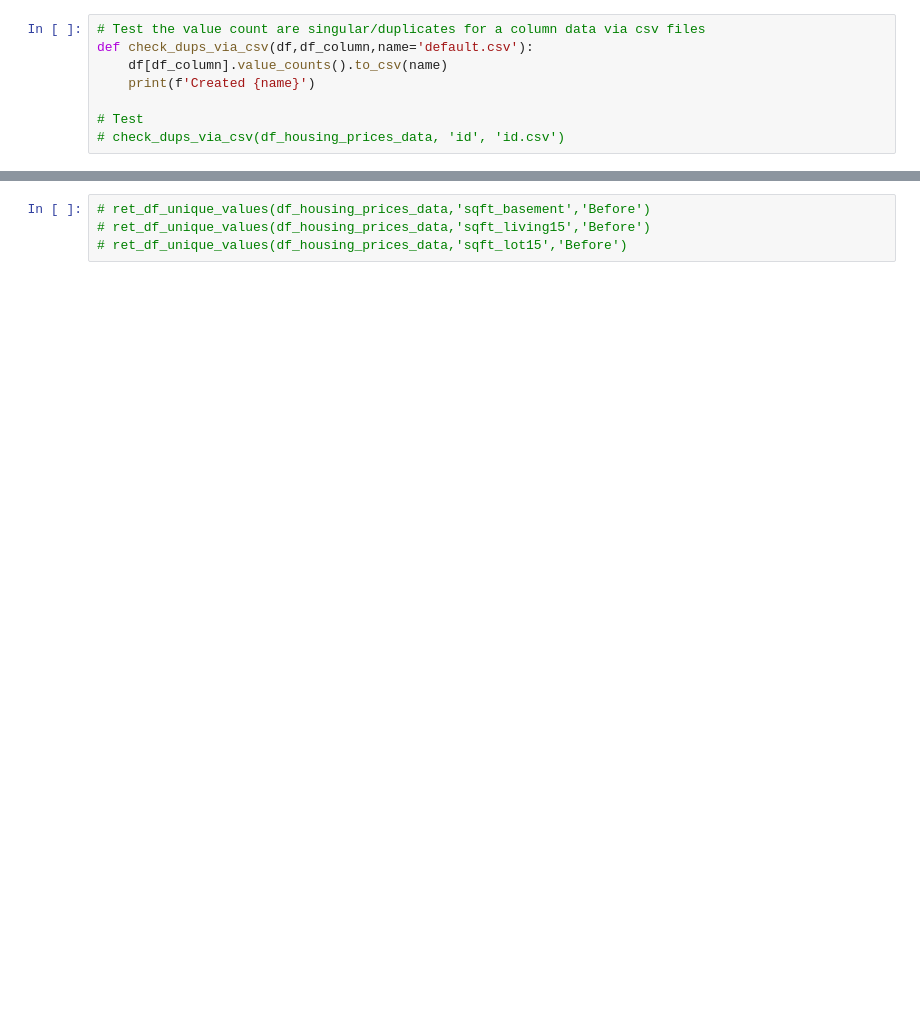
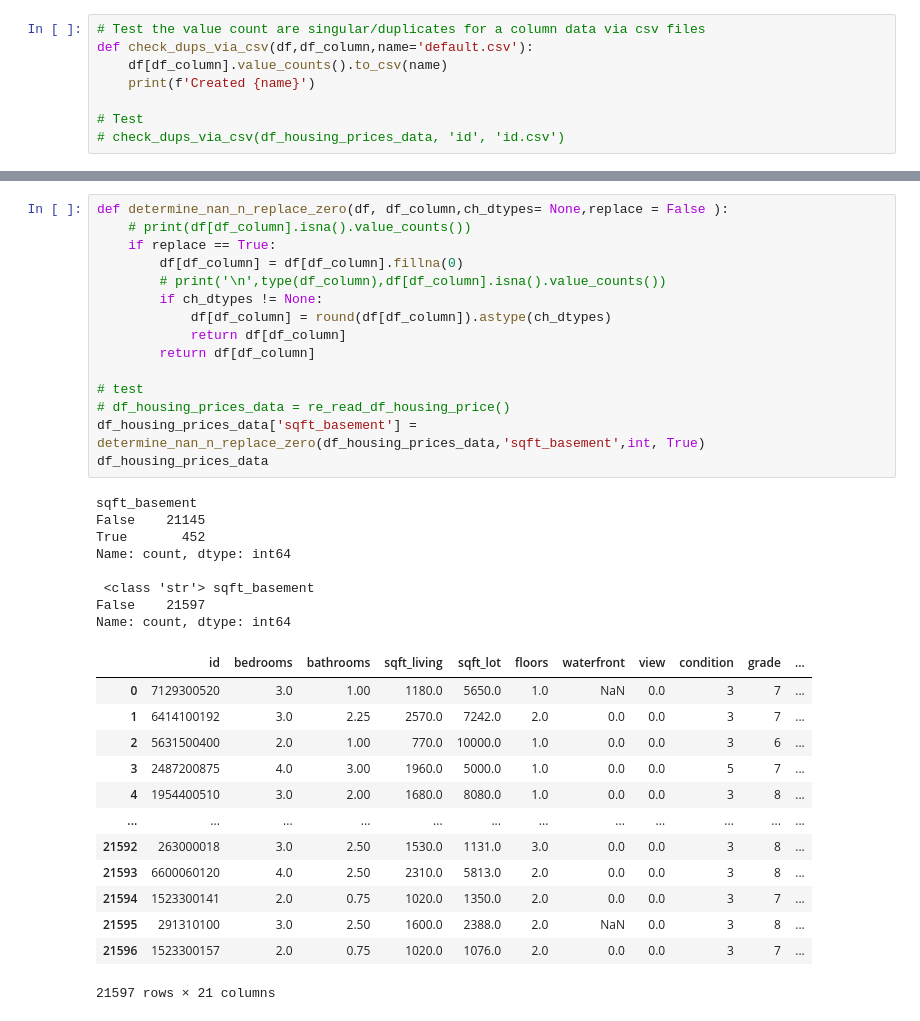
Before and after one commit to vaibhavredekar/ds-eda-project, a Jupyter notebook: eda_project_implementation.ipynb, the cells around one changed output, grey strips where cells are left out. Drawn from its saved outputs; the diff is of its cells as text; blank space fills up the shorter version.

Commit message:
[Add]: Data - Cleaning - sqft_all colns

```diff
--- a/eda_project_implementation.ipynb
+++ b/eda_project_implementation.ipynb
@@ -483,4 +229,37 @@ Name: count, dtype: int64
-# %%
-# ret_df_unique_values(df_housing_prices_data,'sqft_basement','Before')
-# ret_df_unique_values(df_housing_prices_data,'sqft_living15','Before')
-# ret_df_unique_values(df_housing_prices_data,'sqft_lot15','Before')
+# %%
+def determine_nan_n_replace_zero(df, df_column,ch_dtypes= None,replace = False ):
+    # print(df[df_column].isna().value_counts())
+    if replace == True:
+        df[df_column] = df[df_column].fillna(0)
+        # print('\n',type(df_column),df[df_column].isna().value_counts())
+        if ch_dtypes != None:
+            df[df_column] = round(df[df_column]).astype(ch_dtypes)
+            return df[df_column]
+        return df[df_column]
+
+# test
+# df_housing_prices_data = re_read_df_housing_price()
+df_housing_prices_data['sqft_basement'] = determine_nan_n_replace_zero(df_housing_prices_data,'sqft_basement',int, True)
+df_housing_prices_data
+# %% [output]
+sqft_basement
+False    21145
+True       452
+Name: count, dtype: int64
+
+ <class 'str'> sqft_basement
+False    21597
+Name: count, dtype: int64
+|  | id | bedrooms | bathrooms | sqft_living | sqft_lot | floors | waterfront | view | condition | grade | ... |
+| 0 | 7129300520 | 3.0 | 1.00 | 1180.0 | 5650.0 | 1.0 | NaN | 0.0 | 3 | 7 | ... |
+| 1 | 6414100192 | 3.0 | 2.25 | 2570.0 | 7242.0 | 2.0 | 0.0 | 0.0 | 3 | 7 | ... |
+| 2 | 5631500400 | 2.0 | 1.00 | 770.0 | 10000.0 | 1.0 | 0.0 | 0.0 | 3 | 6 | ... |
+| 3 | 2487200875 | 4.0 | 3.00 | 1960.0 | 5000.0 | 1.0 | 0.0 | 0.0 | 5 | 7 | ... |
+| 4 | 1954400510 | 3.0 | 2.00 | 1680.0 | 8080.0 | 1.0 | 0.0 | 0.0 | 3 | 8 | ... |
+| ... | ... | ... | ... | ... | ... | ... | ... | ... | ... | ... | ... |
+| 21592 | 263000018 | 3.0 | 2.50 | 1530.0 | 1131.0 | 3.0 | 0.0 | 0.0 | 3 | 8 | ... |
+| 21593 | 6600060120 | 4.0 | 2.50 | 2310.0 | 5813.0 | 2.0 | 0.0 | 0.0 | 3 | 8 | ... |
+| 21594 | 1523300141 | 2.0 | 0.75 | 1020.0 | 1350.0 | 2.0 | 0.0 | 0.0 | 3 | 7 | ... |
+| 21595 | 291310100 | 3.0 | 2.50 | 1600.0 | 2388.0 | 2.0 | NaN | 0.0 | 3 | 8 | ... |
+| 21596 | 1523300157 | 2.0 | 0.75 | 1020.0 | 1076.0 | 2.0 | 0.0 | 0.0 | 3 | 7 | ... |
+21597 rows × 21 columns
```
Also changed, not shown: parts of 24 cells of this notebook.
